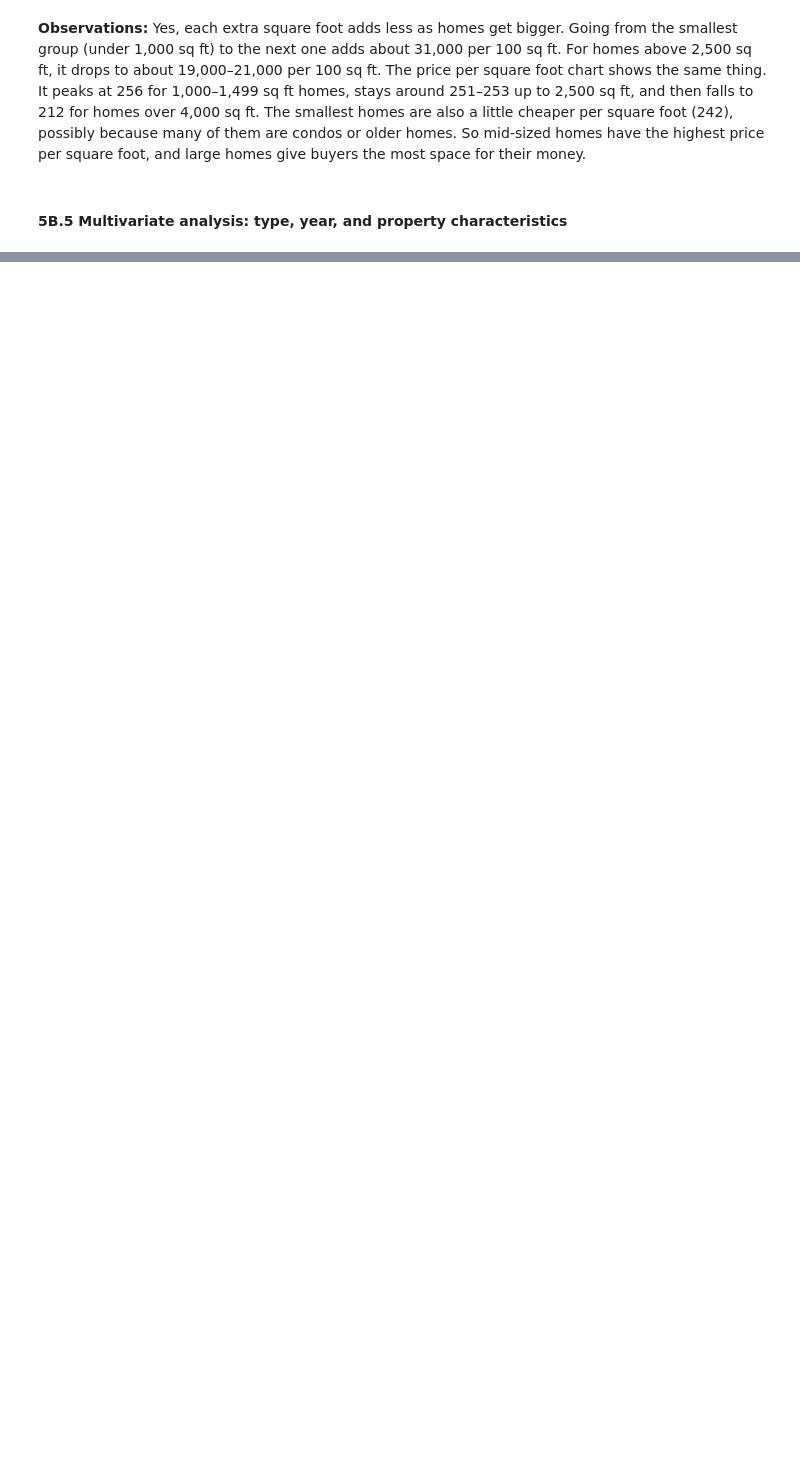
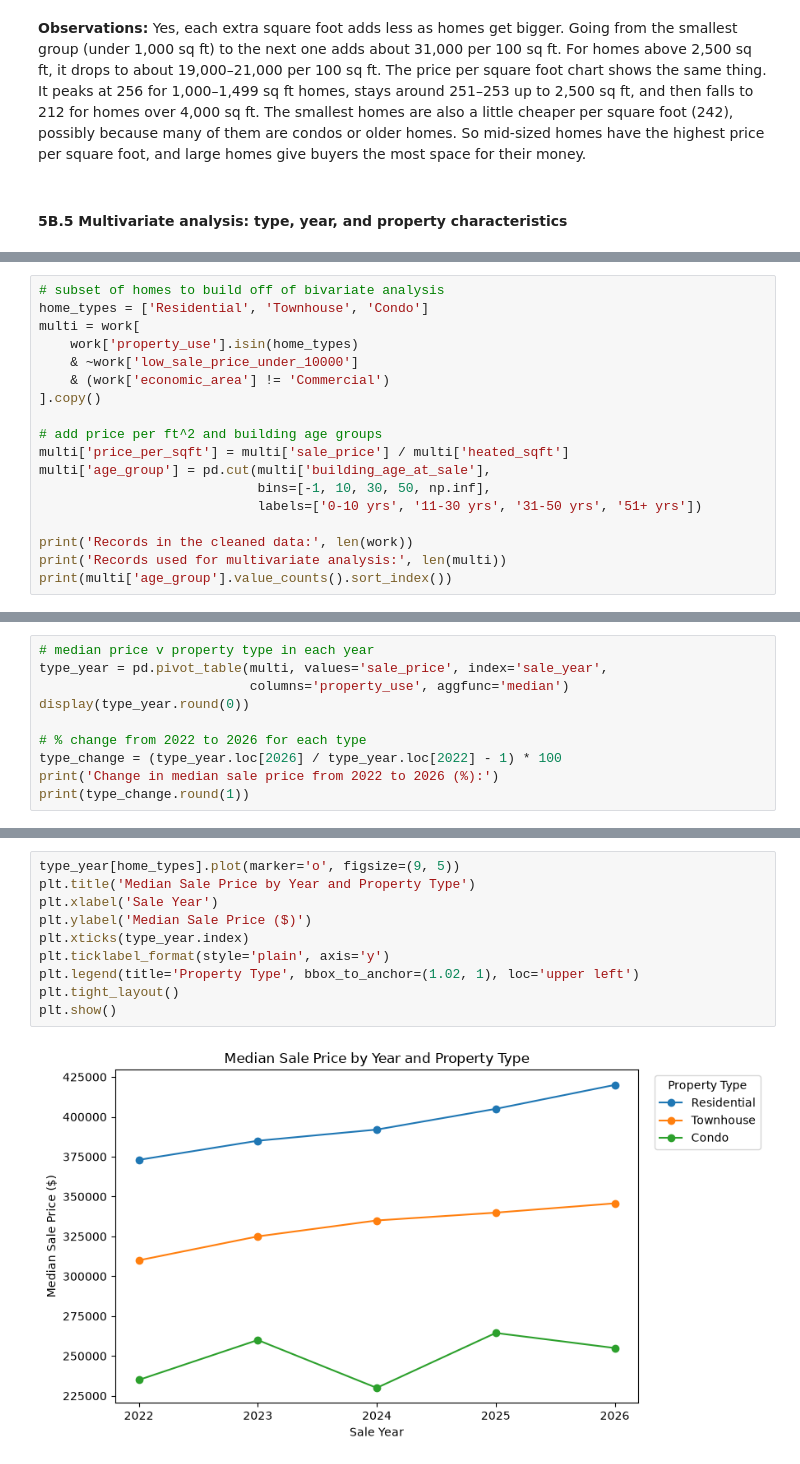
Before and after one commit to Dan2411/Mesa-County-Real-Estate-EDA, a Jupyter notebook: Team6_Midterm_Project.ipynb, the cells around one changed output, grey strips where cells are left out. Cells and saved outputs as stored; diff of their text form; blank space fills up the shorter version.

```diff
--- a/Team6_Midterm_Project.ipynb
+++ b/Team6_Midterm_Project.ipynb
@@ -834,0 +838,18 @@ plt.show()
+# %%
+# subset of homes to build off of bivariate analysis
+home_types = ['Residential', 'Townhouse', 'Condo']
+multi = work[
+    work['property_use'].isin(home_types)
+    & ~work['low_sale_price_under_10000']
+    & (work['economic_area'] != 'Commercial')
+].copy()
+
+# add price per ft^2 and building age groups
+multi['price_per_sqft'] = multi['sale_price'] / multi['heated_sqft']
+multi['age_group'] = pd.cut(multi['building_age_at_sale'],
+                            bins=[-1, 10, 30, 50, np.inf],
+                            labels=['0-10 yrs', '11-30 yrs', '31-50 yrs', '51+ yrs'])
+
+print('Records in the cleaned data:', len(work))
+print('Records used for multivariate analysis:', len(multi))
+print(multi['age_group'].value_counts().sort_index())
@@ -834,0 +1115,10 @@ plt.show()
+# %%
+# median price v property type in each year
+type_year = pd.pivot_table(multi, values='sale_price', index='sale_year',
+                           columns='property_use', aggfunc='median')
+display(type_year.round(0))
+
+# % change from 2022 to 2026 for each type
+type_change = (type_year.loc[2026] / type_year.loc[2022] - 1) * 100
+print('Change in median sale price from 2022 to 2026 (%):')
+print(type_change.round(1))
@@ -834,0 +1288,12 @@ plt.show()
+# %%
+type_year[home_types].plot(marker='o', figsize=(9, 5))
+plt.title('Median Sale Price by Year and Property Type')
+plt.xlabel('Sale Year')
+plt.ylabel('Median Sale Price ($)')
+plt.xticks(type_year.index)
+plt.ticklabel_format(style='plain', axis='y')
+plt.legend(title='Property Type', bbox_to_anchor=(1.02, 1), loc='upper left')
+plt.tight_layout()
+plt.show()
+# %% [output]
+[figure, added]
```
Also changed, not shown: parts of 62 cells of this notebook.
